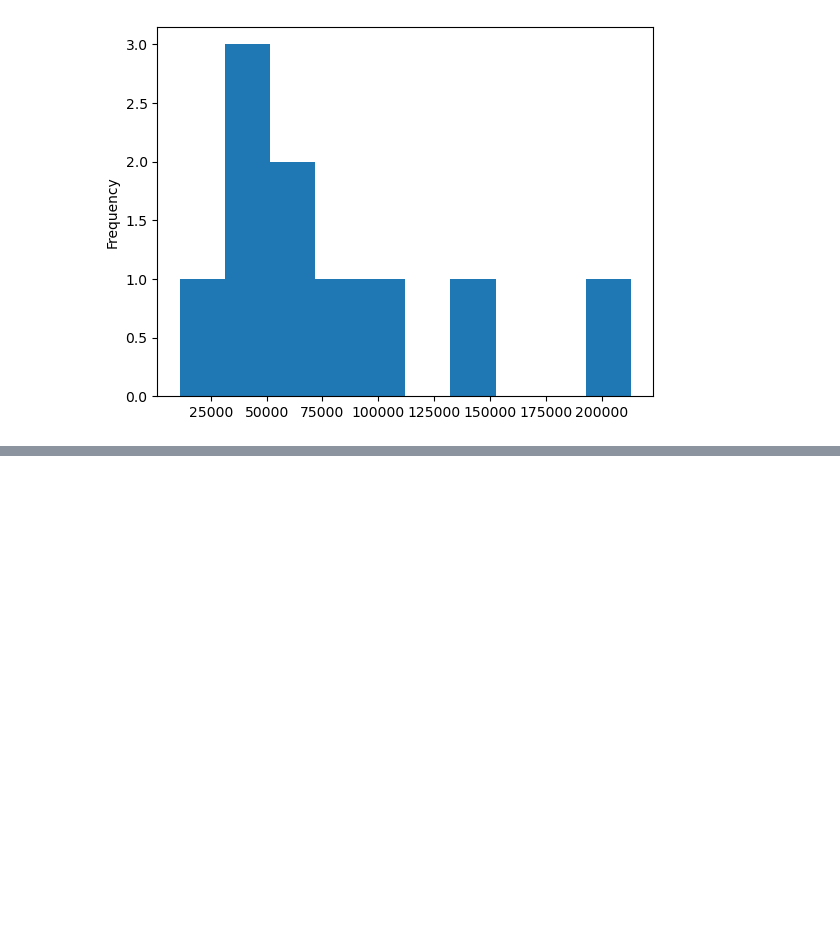
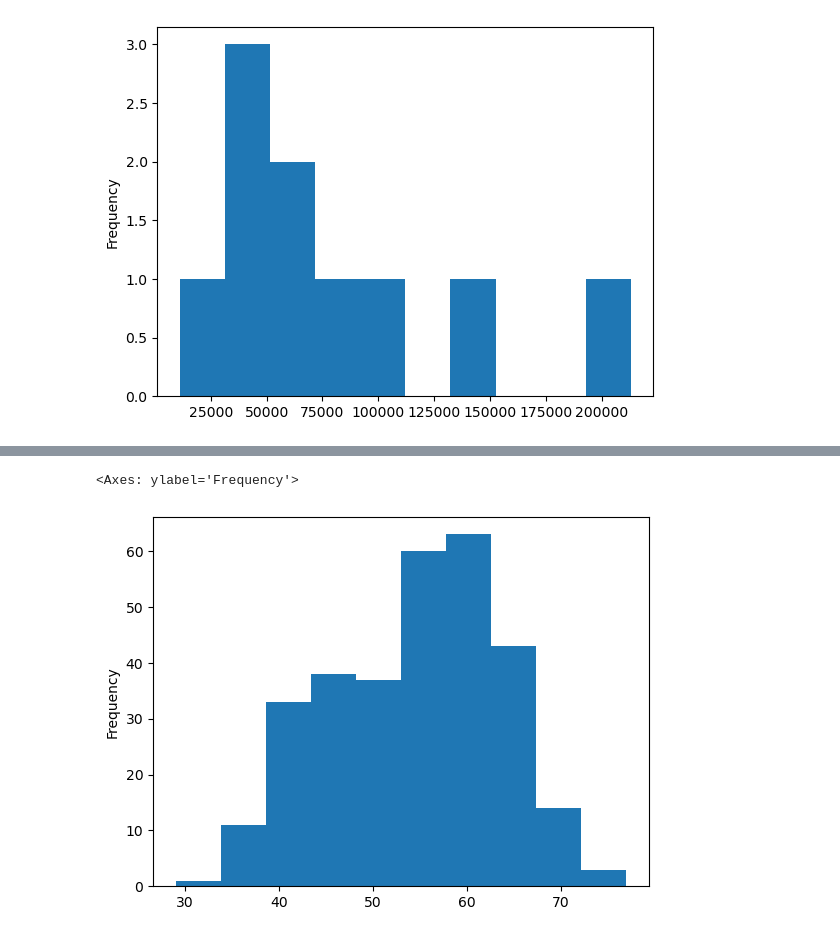
Before and after one commit to happsie/ml-course, a Jupyter notebook: matplotlib/introduction-to-matplotlib.ipynb, the cells around one changed output, grey strips where cells are left out. Saved outputs shown, nothing was run; the diff lists cells and outputs as text; code cells hidden in the pictures; blank space fills up the shorter version.

```diff
--- a/matplotlib/introduction-to-matplotlib.ipynb
+++ b/matplotlib/introduction-to-matplotlib.ipynb
@@ -345,3 +345,7 @@ car_sales["Odometer (KM)"].plot(kind="hist");
 car_sales["Odometer (KM)"].plot(kind="hist", bins=10);
 # %% [output]
 [figure]
+# %%
+# try on another dataset
+heart_disease = pd.read_csv("../heart-disease.csv")
+heart_disease.head()
@@ -347,0 +359,6 @@ car_sales["Odometer (KM)"].plot(kind="hist", bins=10);
+# %%
+# Create histogram
+heart_disease["age"].plot.hist(bins=10)
+# %% [output]
+<Axes: ylabel='Frequency'>
+[figure, added]
```
Also changed, not shown: parts of 32 cells of this notebook, 4 other files.
